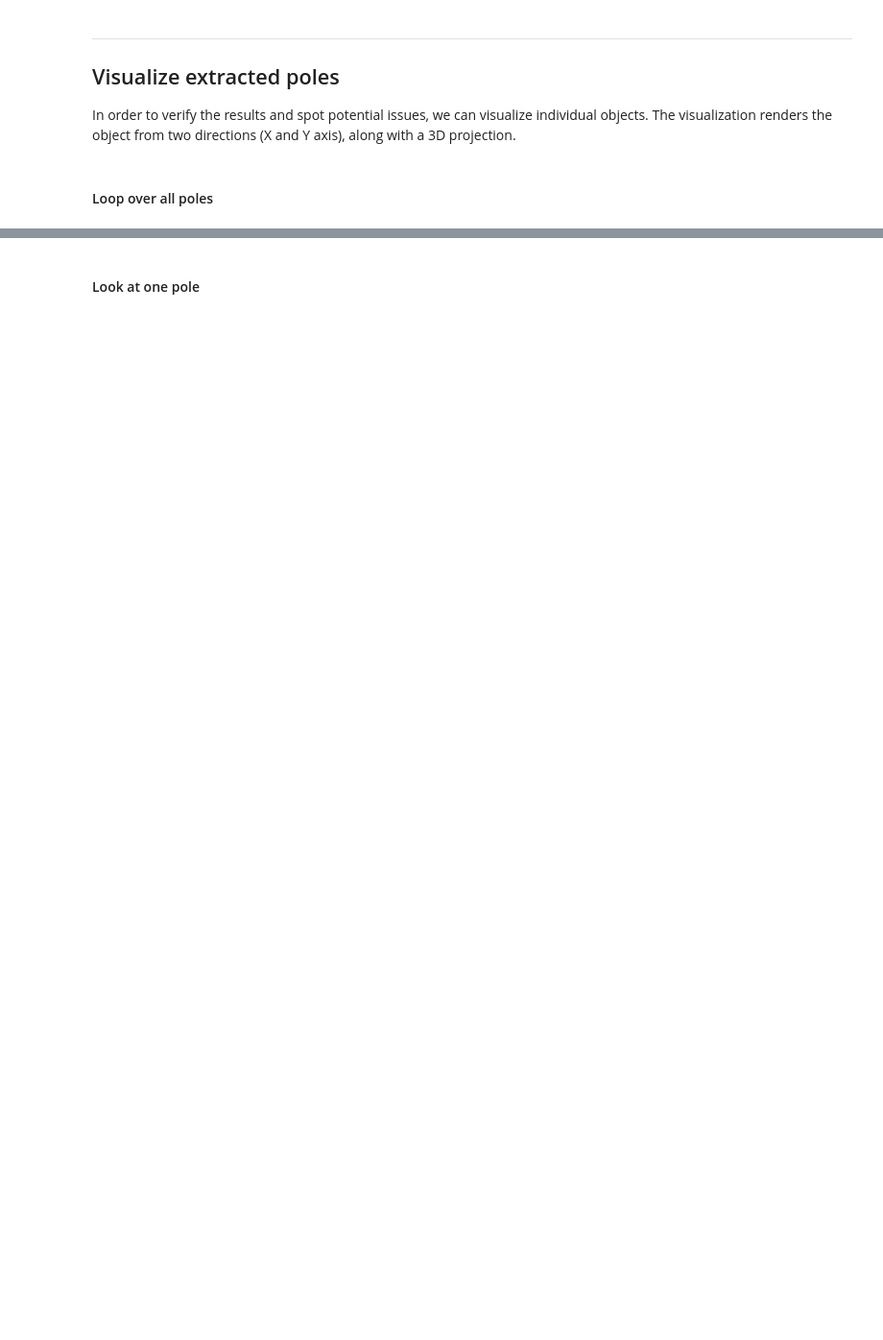
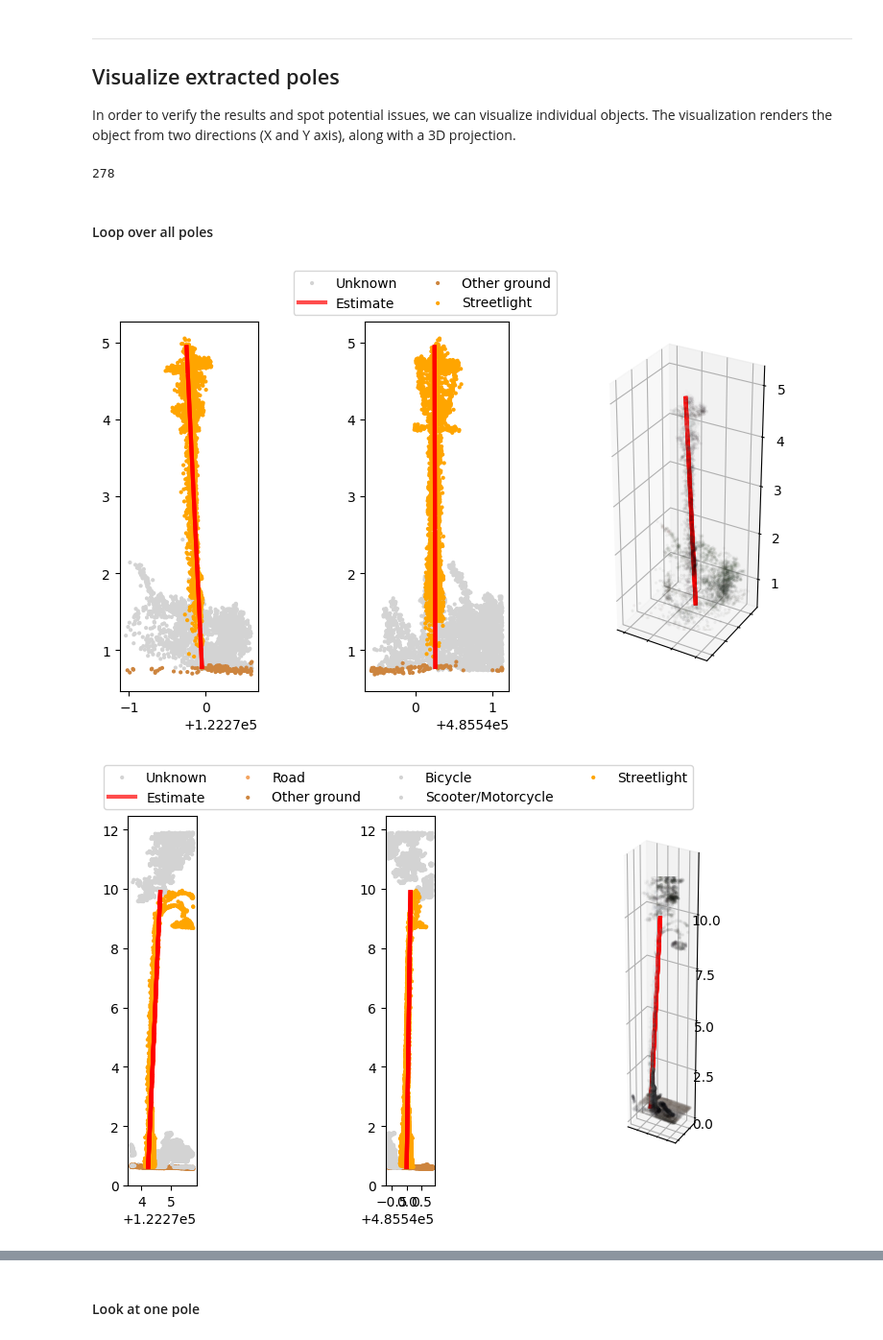
Before and after one commit to Amsterdam-AI-Team/Urban_PointCloud_Analysis, a Jupyter notebook: notebooks/Extract_poles.ipynb, the cells around one changed output, grey strips where cells are left out. Shown at 96% size. Saved outputs shown, nothing was run; the diff lists cells and outputs as text; code cells hidden in the pictures; blank space fills up the shorter version.

```diff
--- a/notebooks/Extract_poles.ipynb
+++ b/notebooks/Extract_poles.ipynb
@@ -23,8 +42,10 @@ import upcp.utils.bgt_utils as bgt_utils
 from upc_analysis import PoleExtractor
 from upc_analysis import visualization
 # %%
+base_folder = '../../../code/blobfuse/ovl'
+
 # We provide some example data for demonstration purposes.
-dataset_folder = '../datasets/pointcloud/'
+dataset_folder = f'{base_folder}/pointcloud/'
 prefix = 'final_'
 files = list(pathlib.Path(dataset_folder).glob(f'{prefix}*.laz'))
 
@@ -36,15 +57,15 @@ ground_labels = [1, 9]
 
 # AHN data reader for elevation data. This is optional: the data is only used when
 # the ground elevation cannot be determined from the labeled point cloud itself.
-ahn_data_folder = '../datasets/ahn/'
+ahn_data_folder = f'{base_folder}/ahn/'
 ahn_reader = ahn_utils.NPZReader(ahn_data_folder, caching=False)
 
 # BGT data reader for building shapes. This is optional: the data is used to check
 # whether an extracted object is located within a building footprint. This might
 # indicate a false positive.
 # If an appropriate dataset is available, uncomment these lines to use it:
-if os.path.exists('../datasets/bgt/bgt_buildings_oost.csv'):
-    bgt_building_file = '../datasets/bgt/bgt_buildings_oost.csv'
+if os.path.exists(f'{base_folder}/bgt/bgt_buildings_oost.csv'):
+    bgt_building_file = f'{base_folder}/bgt/bgt_buildings_oost.csv'
     bld_reader = bgt_utils.BGTPolyReader(bgt_building_file)
 else:
     bld_reader = None
@@ -57,8 +78,11 @@ MIN_SAMPLES_N = 10
 EPS = 1
 MIN_SAMPLES = 200
 # %%
+import time
+timestr = time.strftime("%Y%m%d-%H%M%S")
+
 my_settings = str(MIN_SAMPLES_N) + '_' + str(int(EPS_N*10)) + '_' + str(MIN_SAMPLES) + '_' + str(int(EPS*10))
-output_file = '../datasets/poles_extracted_' + my_settings + '.csv'
+output_file = f'{base_folder}/{timestr}_poles_extracted_' + my_settings + '.csv'
 # %% [markdown]
 ---
 ## Extracting pole-like objects
@@ -88,19 +112,22 @@ pole_extractor = PoleExtractor(target_label, ground_labels,
 # Loop over point cloud files and extract objects
 locations = []
 for file in tqdm(files):
-    tilecode = las_utils.get_tilecode_from_filename(file.as_posix())
-    pc = laspy.read(file)
-#    labels = pc.label
-    labels = pc.final_label
-    if 'probability' in pc.point_format.extra_dimension_names:
-        probabilities = pc.probability
-    else:
-        probabilities = np.zeros_like(labels)
+    try:
+        with TimeOut(240):
+            tilecode = las_utils.get_tilecode_from_filename(file.as_posix())
+            pc = laspy.read(file)
+            labels = pc.final_label
+            if 'probability' in pc.point_format.extra_dimension_names:
+                probabilities = pc.probability
+            else:
+                probabilities = np.zeros_like(labels)
 
-    if np.count_nonzero(labels == target_label) > 0:
-        points = np.vstack((pc.x, pc.y, pc.z)).T
-        tile_locations = pole_extractor.get_pole_locations(points, labels, probabilities, tilecode)
-        locations.extend([(*x, tilecode) for x in tile_locations])
+            if np.count_nonzero(labels == target_label) > 0:
+                points = np.vstack((pc.x, pc.y, pc.z)).T
+                tile_locations = pole_extractor.get_pole_locations(points, labels, probabilities, tilecode)
+                locations.extend([(*x, tilecode) for x in tile_locations])
+    except:
+        continue
 
 HEADERS = ['rd_x', 'rd_y', 'z', 'tx', 'ty', 'tz', 'height', 'angle', 'prob', 'n_points', 'in_bld', 'debug', 'tilecode']
 poles_df = pd.DataFrame(locations, columns=HEADERS)
@@ -117,6 +171,8 @@ In order to verify the results and spot potential issues, we can visualize indiv
 poles_df = pd.read_csv(output_file)
 # %%
 len(poles_df)
+# %% [output]
+278
 # %% [markdown]
 #### Loop over all poles
 # %%
@@ -124,25 +180,28 @@ len(poles_df)
 # %%
 for row_id in range(0, len(poles_df)):
     # Get the object features
     obj = poles_df.loc[row_id]
     obj_location = (obj.rd_x, obj.rd_y, obj.z)
     obj_top = (obj.tx, obj.ty, obj.tz)
 
     # Load the point cloud data for the tile containing this object
     cloud = laspy.read(f'{dataset_folder}{prefix}{obj.tilecode}.laz')
     points = np.vstack((cloud.x, cloud.y, cloud.z)).T
     labels = cloud.final_label
     colors = np.vstack((cloud.red, cloud.green, cloud.blue)).T / (2**16 - 1)
 
     # Get a mask for the point cloud around the object's location
     obj_mask = visualization.get_mask_for_obj(points, labels, target_label, obj_location, obj_top[2],
                                               obj_angle=obj.angle, noise_filter=True,
                                               eps_noise=EPS_N, min_samples_noise=MIN_SAMPLES_N,
                                               eps=EPS, min_samples=MIN_SAMPLES)
 
     # Create path to store output image
-    output_path = '../datasets/output/output_image_' + my_settings + '_' + str(row_id) + '.png'
+    output_path = f'{base_folder}/{timestr}_output_image_' + my_settings + '_' + str(row_id) + '.png'
 
     # Show the object and store
     visualization.plot_object(points[obj_mask], labels[obj_mask], colors=colors[obj_mask],
                               estimate=np.vstack((obj_location, obj_top)), output_path=output_path)
+# %% [output]
+[figure, added]
+[figure, added]
```
Also changed, not shown: parts of 8 cells of this notebook, 2 other files.
